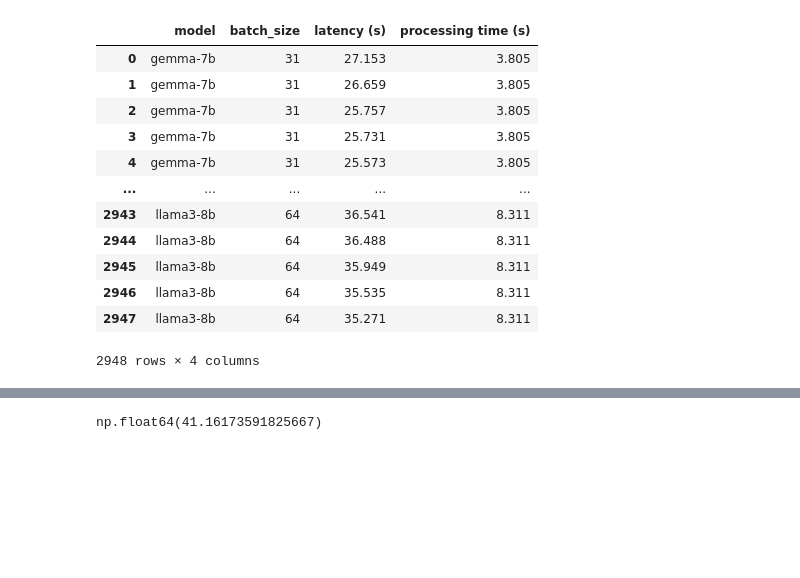
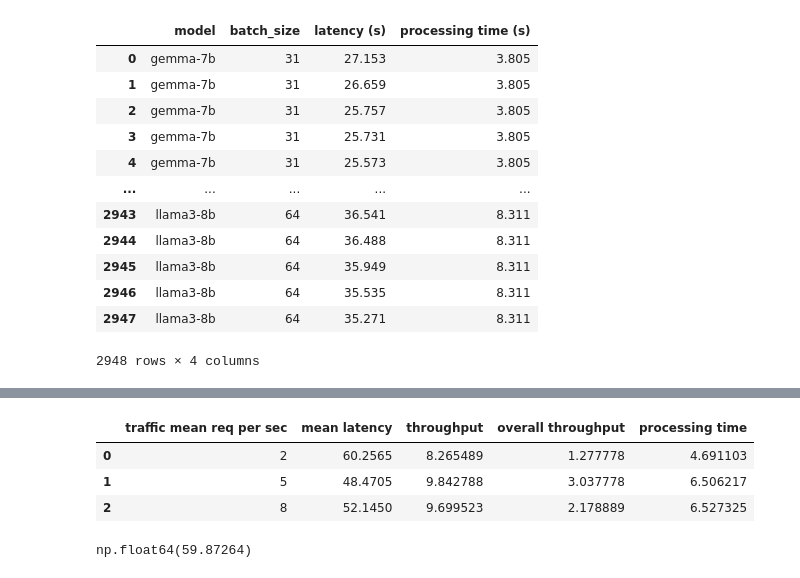
Before and after one commit to Antonio-MI/sincere, a Jupyter notebook: process_results.ipynb, the cells around one changed output, grey strips where cells are left out. Saved outputs shown, nothing was run; the diff lists cells and outputs as text; code cells hidden in the pictures; blank space fills up the shorter version.

Commit message:
traffic mean for other strategy

```diff
--- a/process_results.ipynb
+++ b/process_results.ipynb
@@ -302,9 +302,8 @@ plt.show()
 | 2947 | llama3-8b | 64 | 35.271 | 8.311 |
 2948 rows × 4 columns
 # %%
-
 path = "outputs/"
-filename = "measurements_results_red_cuda_BestBatch+Timer_20240924_143655.csv"
-df = pd.read_csv(path+filename)
-a = df.loc[:,["model","batch_size", "latency (s)", "processing time (s)"]].groupby(["model", "batch_size", "processing time (s)"]).mean().reset_index()
-a
+df_trafficmean2 = pd.read_csv(path+"measurements_results_red_cuda_BestBatch+Timer_bursty_900_20240925_115234.csv")
+#df_trafficmean2.loc[:,["model","batch_size", "latency (s)", "processing time (s)"]].groupby(["model", "batch_size", "processing time (s)"]).mean().reset_index()#
+df_trafficmean5 = pd.read_csv(path+"measurements_results_red_cuda_BestBatch+Timer_bursty_900_20240925_120854.csv")
+df_trafficmean8 = pd.read_csv(path+"measurements_results_red_cuda_BestBatch+Timer_bursty_900_20240925_122514.csv")
@@ -329,4 +310,16 @@ a
+# %%
+pd.DataFrame({'traffic mean req per sec': [2,5,8],
+               'mean latency': [df_trafficmean2["latency (s)"].median(), df_trafficmean5["latency (s)"].median(), df_trafficmean8["latency (s)"].median()],
+               'throughput': [df_trafficmean2["throughput (qps)"].mean(), df_trafficmean5["throughput (qps)"].mean(), df_trafficmean8["throughput (qps)"].mean()],
+               'overall throughput': [df_trafficmean2.shape[0]/900, df_trafficmean5.shape[0]/900, df_trafficmean8.shape[0]/900],
+               'processing time': [df_trafficmean2["processing time (s)"].mean(), df_trafficmean5["processing time (s)"].mean(), df_trafficmean8["processing time (s)"].mean()]
+               })
+# %% [output]
+|  | traffic mean req per sec | mean latency | throughput | overall throughput | processing time |
+| 0 | 2 | 60.2565 | 8.265489 | 1.277778 | 4.691103 |
+| 1 | 5 | 48.4705 | 9.842788 | 3.037778 | 6.506217 |
+| 2 | 8 | 52.1450 | 9.699523 | 2.178889 | 6.527325 |
 # %%
-a["latency (s)"].mean()
+df_trafficmean2["latency (s)"].mean()
 # %% [output]
-np.float64(41.16173591825667)
+np.float64(59.87264)
```
Also changed, not shown: parts of 1 cell of this notebook, 2 other files.
